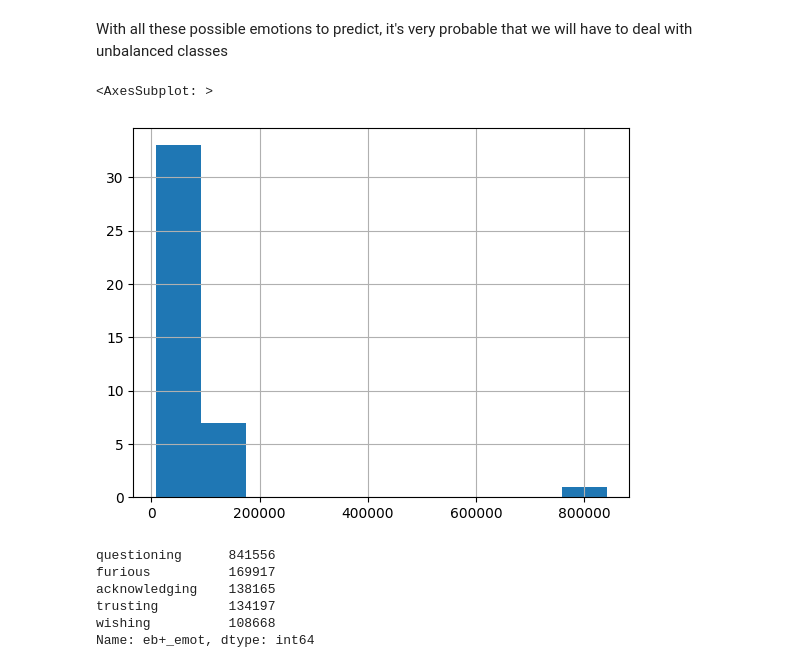
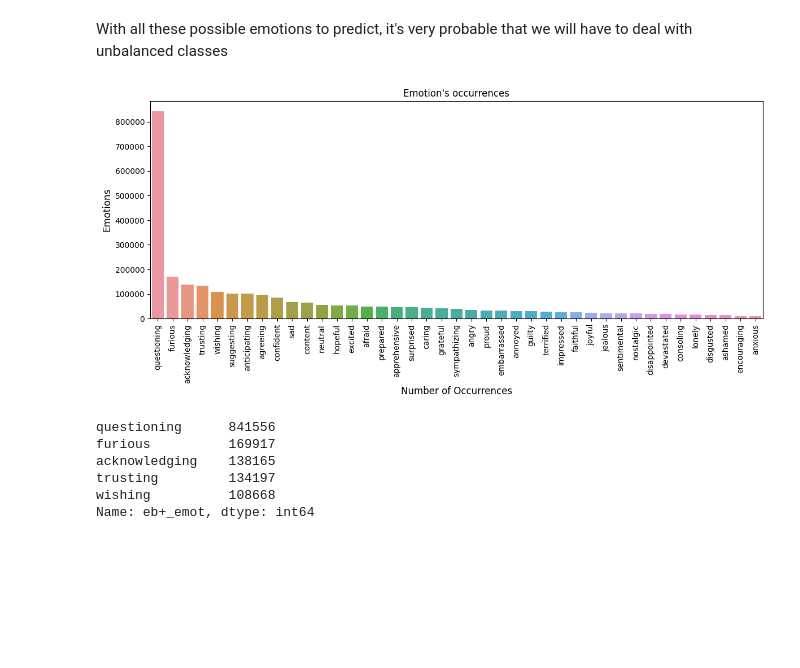
Before and after one commit to SimoneCallegarin/NLP_project, a Jupyter notebook: SA_and_TextGen_on_EDOS.ipynb, the cells around one changed output. Saved outputs shown, nothing was run; the diff lists cells and outputs as text; code cells hidden in the pictures; blank space fills up the shorter version.

```diff
--- a/SA_and_TextGen_on_EDOS.ipynb
+++ b/SA_and_TextGen_on_EDOS.ipynb
@@ -13,3 +22,10 @@ from sklearn import metrics
+# %%
+def print_graph(title, xlab, ylab, rotated):
+    plt.title(title)
+    plt.ylabel(ylab, fontsize=12)
+    plt.xlabel(xlab, fontsize=12)
+    if rotated:
+        plt.xticks(rotation=90)
 # %% [markdown]
 ## **Dataset Download**
 # %%
@@ -98,11 +116,12 @@ array(['angry', 'furious', 'prepared', 'acknowledging', 'trusting',
        'sympathizing'], dtype=object)
 # %% [markdown]
 With all these possible emotions to predict, it's very probable that we will have to deal with unbalanced classes
-# %%
-df['eb+_emot'].value_counts().hist()
-# %% [output]
-<AxesSubplot: >
-[figure, removed]
+# %%
+fig, ax = plt.subplots(figsize=(14, 5))
+sns.countplot(data=df, x='eb+_emot', order=df['eb+_emot'].value_counts().index, ax=ax)
+print_graph('Emotion\'s occurrences', 'Number of Occurrences', 'Emotions', True)
+# %% [output]
+[figure, added]
 # %%
 df['eb+_emot'].value_counts()[:5]
 # %% [output]
```
Also changed, not shown: parts of 10 cells of this notebook.
